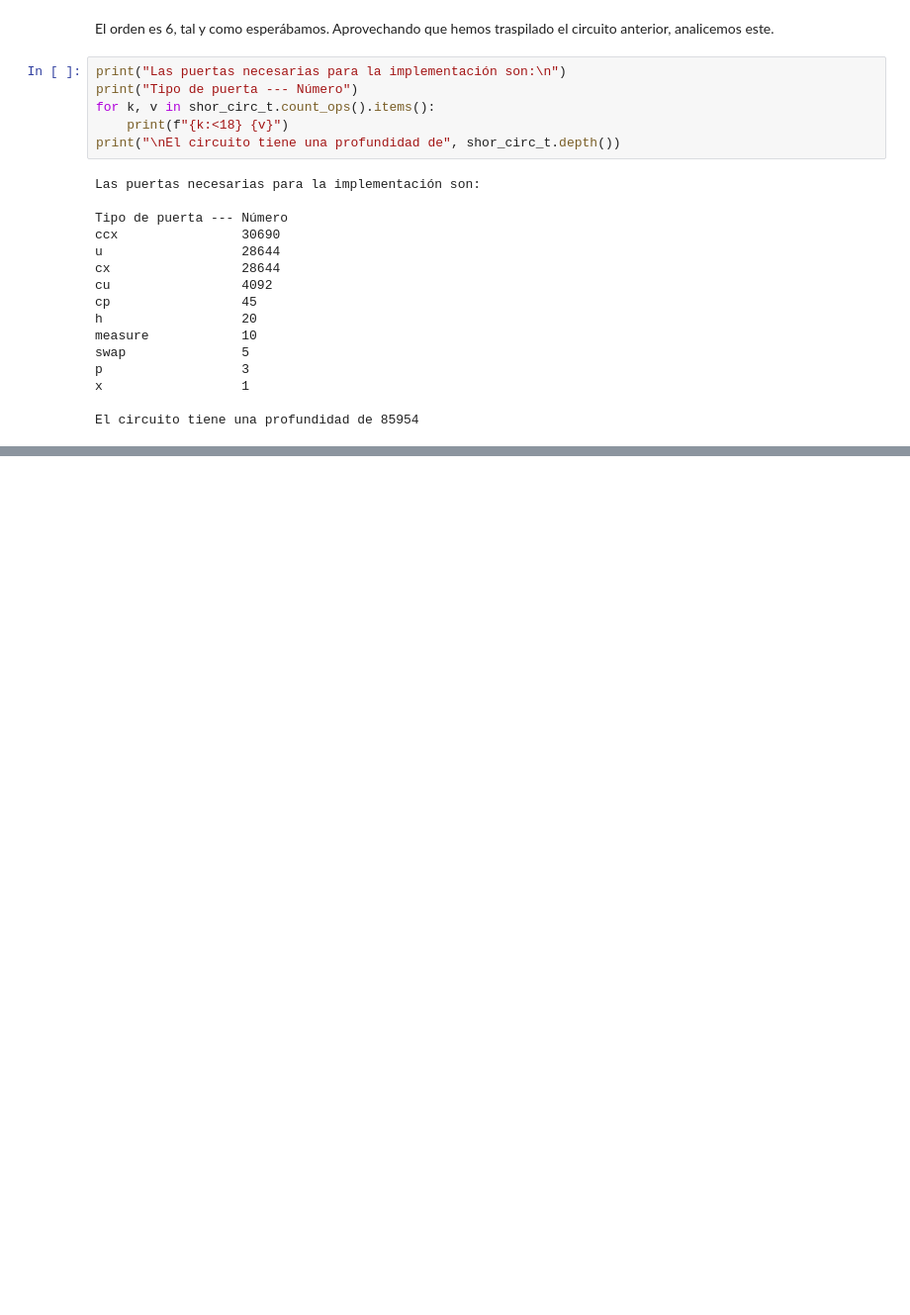
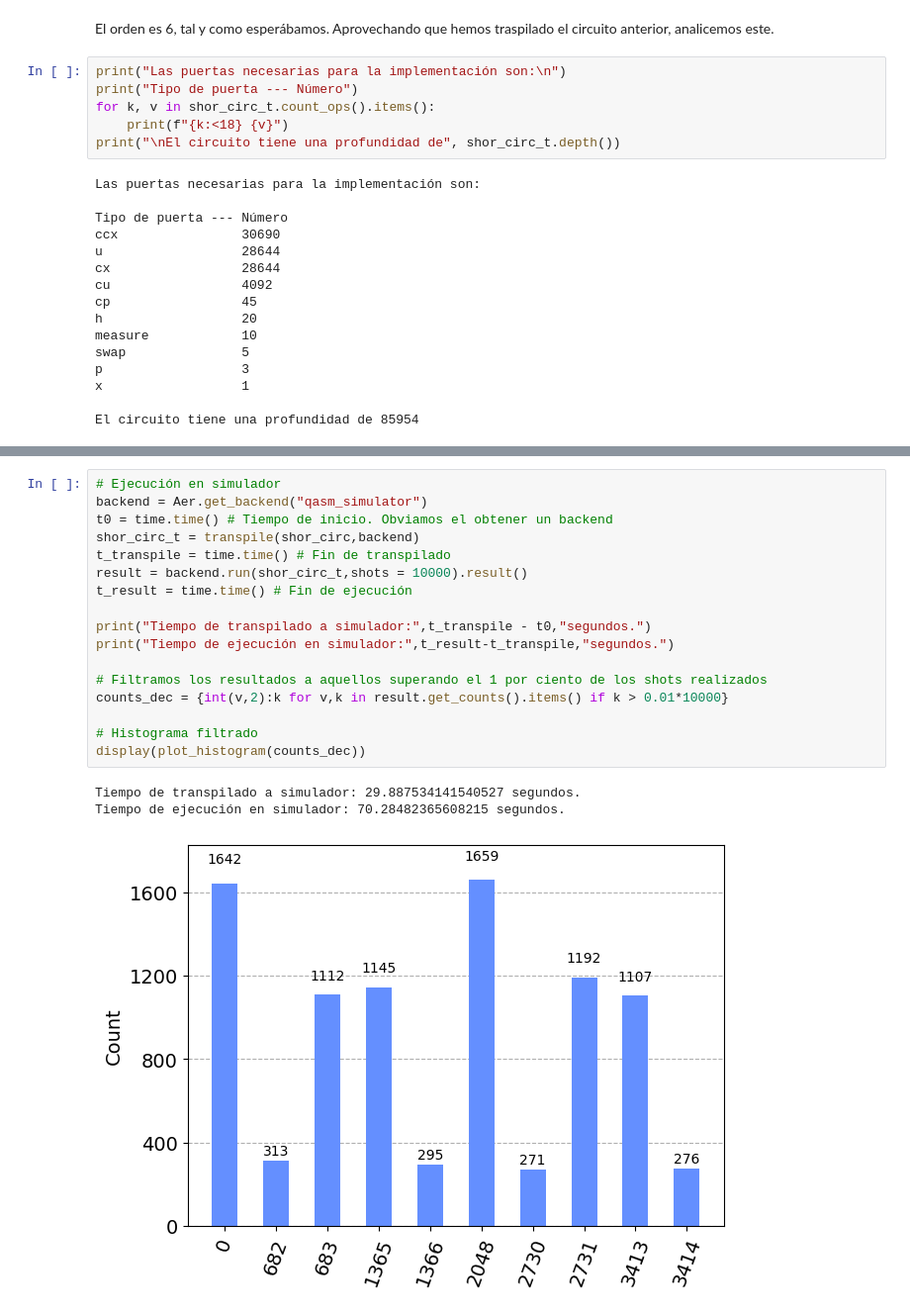
Before and after one commit to Mariomc10/TFM, a Jupyter notebook: Shor_Analisis_Qiskit.ipynb, the cells around one changed output, grey strips where cells are left out. Shown at 99% size. Saved outputs shown, nothing was run; the diff lists cells and outputs as text; blank space fills up the shorter version.

```diff
--- a/Shor_Analisis_Qiskit.ipynb
+++ b/Shor_Analisis_Qiskit.ipynb
@@ -188,0 +228,21 @@ La cantidad de puertas y la profundidad del circuito son considerables. En el ca
+# %%
+# Ejecución en simulador
+backend = Aer.get_backend("qasm_simulator")
+t0 = time.time() # Tiempo de inicio. Obviamos el obtener un backend
+shor_circ_t = transpile(shor_circ,backend)
+t_transpile = time.time() # Fin de transpilado
+result = backend.run(shor_circ_t,shots = 10000).result()
+t_result = time.time() # Fin de ejecución
+
+print("Tiempo de transpilado a simulador:",t_transpile - t0,"segundos.")
+print("Tiempo de ejecución en simulador:",t_result-t_transpile,"segundos.")
+
+# Filtramos los resultados a aquellos superando el 1 por ciento de los shots realizados
+counts_dec = {int(v,2):k for v,k in result.get_counts().items() if k > 0.01*10000}
+
+# Histograma filtrado
+display(plot_histogram(counts_dec))
+# %% [output]
+Tiempo de transpilado a simulador: 29.887534141540527 segundos.
+Tiempo de ejecución en simulador: 70.28482365608215 segundos.
+[figure, added]
```
Also changed, not shown: parts of 11 cells of this notebook, 1 other file.
